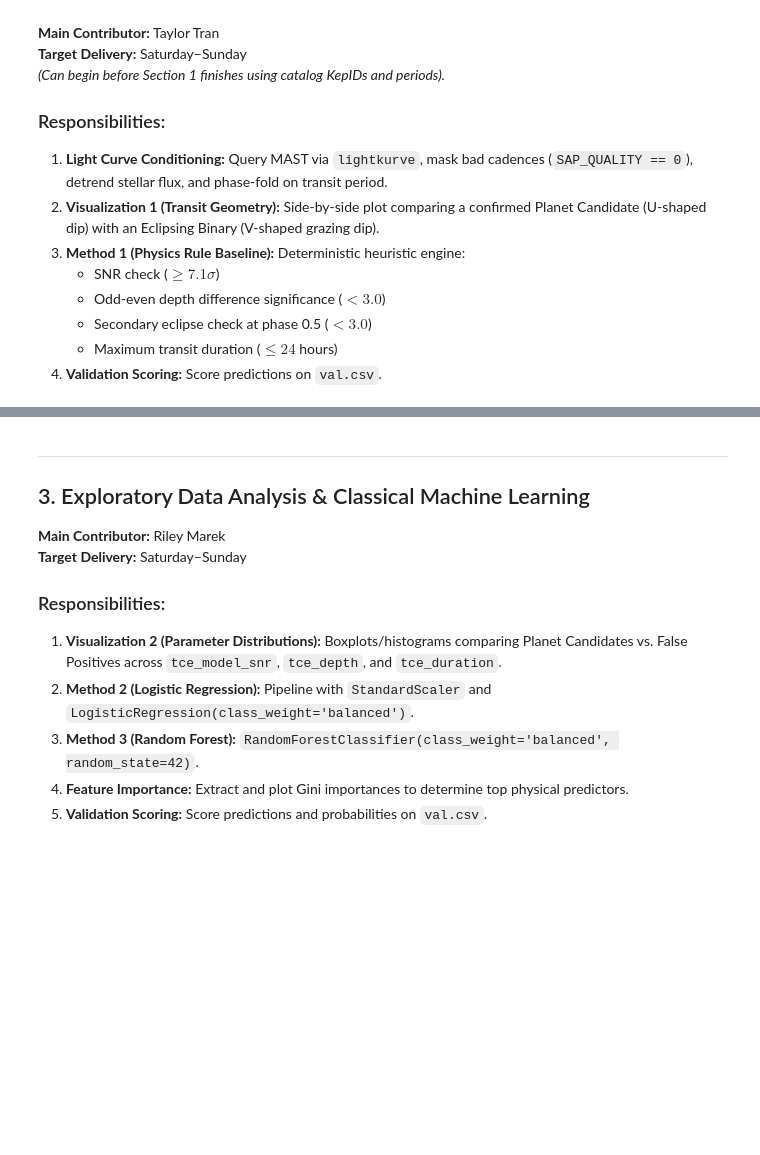
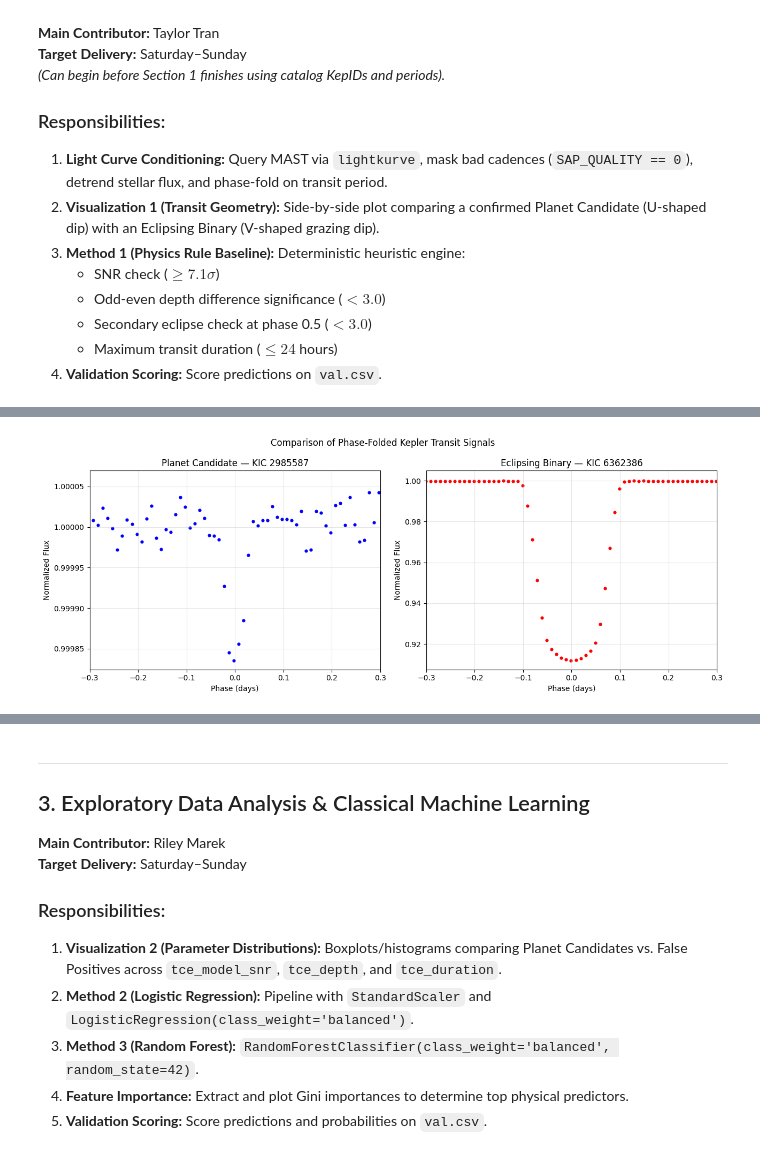
Before and after one commit to RileyMarek/kepler-exoplanet-hunter, a Jupyter notebook: Main_Workspace_Vetting_Kepler_Transit_Signals.ipynb, the cells around one changed output, grey strips where cells are left out. Saved outputs shown, nothing was run; the diff lists cells and outputs as text; code cells hidden in the pictures; blank space fills up the shorter version.

```diff
--- a/Main_Workspace_Vetting_Kepler_Transit_Signals.ipynb
+++ b/Main_Workspace_Vetting_Kepler_Transit_Signals.ipynb
@@ -389,0 +452,50 @@ An all-negative classifier would score 77.1% accuracy while finding zero planets
+# %%
+# Download and phase-fold the false-positive signal
+binary_lc = fetch_and_fold_lightcurve(
+    kepid=6362386,
+    period=4.59240,
+    t0=133.140
+)
+# %%
+# [Section 2.2 - Taylor Tran] VISUALIZATION 1
+# Planet Candidate vs. Eclipsing Binary
+
+# Bin both phase-folded light curves
+planet_binned = planet_lc.bin(time_bin_size=0.01)
+binary_binned = binary_lc.bin(time_bin_size=0.01)
+
+# Create side-by-side comparison
+fig, axes = plt.subplots(1, 2, figsize=(13, 5))
+
+# Planet candidate
+axes[0].scatter(
+    planet_binned.time.value,
+    planet_binned.flux.value,
+    s=12,
+    color="blue"
+)
+axes[0].set_xlim(-0.3, 0.3)
+axes[0].set_title("Planet Candidate — KIC 2985587")
+axes[0].set_xlabel("Phase (days)")
+axes[0].set_ylabel("Normalized Flux")
+axes[0].grid(alpha=0.3)
+axes[0].ticklabel_format(axis="y", style="plain", useOffset=False)
+
+# Catalog false positive
+axes[1].scatter(
+    binary_binned.time.value,
+    binary_binned.flux.value,
+    s=12,
+    color="red"
+)
+axes[1].set_xlim(-0.3, 0.3)
+axes[1].set_title("Eclipsing Binary — KIC 6362386")
+axes[1].set_xlabel("Phase (days)")
+axes[1].set_ylabel("Normalized Flux")
+axes[1].grid(alpha=0.3)
+
+plt.suptitle("Comparison of Phase-Folded Kepler Transit Signals")
+plt.tight_layout()
+plt.show()
+# %% [output]
+[figure, added]
```
Also changed, not shown: parts of 10 cells of this notebook.
